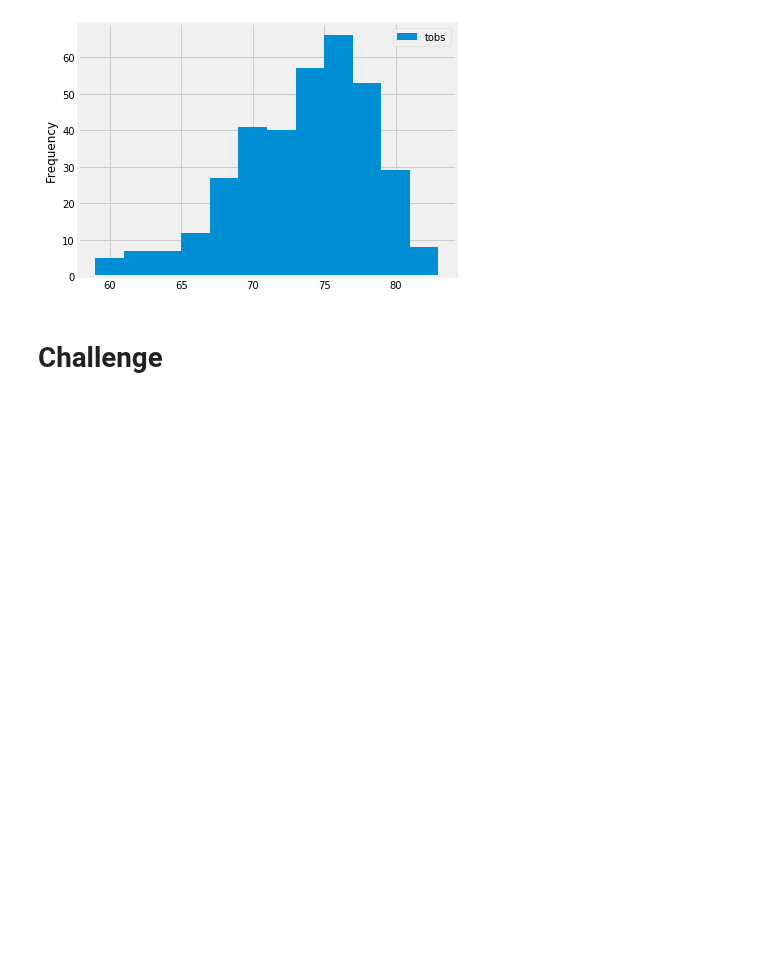
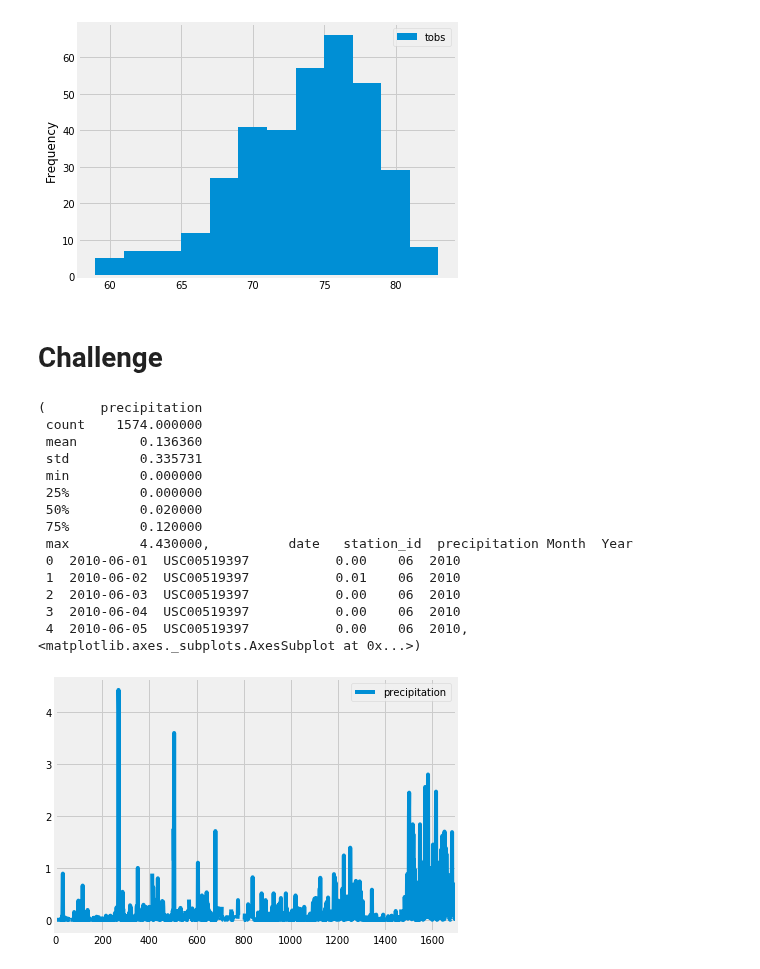
Before and after one commit to vsanand27/surfs_up, a Jupyter notebook: climate_analysis.ipynb, the cells around one changed output. Cells and saved outputs as stored; diff of their text form; code cells hidden in the pictures; blank space fills up the shorter version.

```diff
--- a/climate_analysis.ipynb
+++ b/climate_analysis.ipynb
@@ -184,3 +183,39 @@ plt.tight_layout()
 # and return the minimum, average, and maximum temperatures for that range of dates
 # %% [markdown]
 # Challenge
+# %%
+# Perform a query to retrieve  precipitation and temp accross all station
+#def rain(month):
+def rainfall(month):
+    results2 = session.query(Measurement.date,Measurement.station, Measurement.prcp, func.strftime("%m", Measurement.date),func.strftime("%Y", Measurement.date)).\
+                    filter(func.strftime("%m", Measurement.date)==month).all()
+
+    df2 = pd.DataFrame(results2, columns=['date','station_id','precipitation','Month', 'Year'])
+
+    #df2['month']=pd.to_datetime(df2['date'],format="%m")
+
+    X=df2.plot()
+    plt.tight_layout()
+
+    #y=df2.plot.boxplot()
+    #plt.tight_layout()
+
+    return df2.describe(), df2.head(), X
+# %%
+rainfall('06')
+# %% [output]
+(       precipitation
+ count    1574.000000
+ mean        0.136360
+ std         0.335731
+ min         0.000000
+ 25%         0.000000
+ 50%         0.020000
+ 75%         0.120000
+ max         4.430000,          date   station_id  precipitation Month  Year
+ 0  2010-06-01  USC00519397           0.00    06  2010
+ 1  2010-06-02  USC00519397           0.01    06  2010
+ 2  2010-06-03  USC00519397           0.00    06  2010
+ 3  2010-06-04  USC00519397           0.00    06  2010
+ 4  2010-06-05  USC00519397           0.00    06  2010, <matplotlib.axes._subplots.AxesSubplot at 0x...>)
+[figure, added]
```
Also changed, not shown: parts of 5 cells of this notebook, 1 other file.
